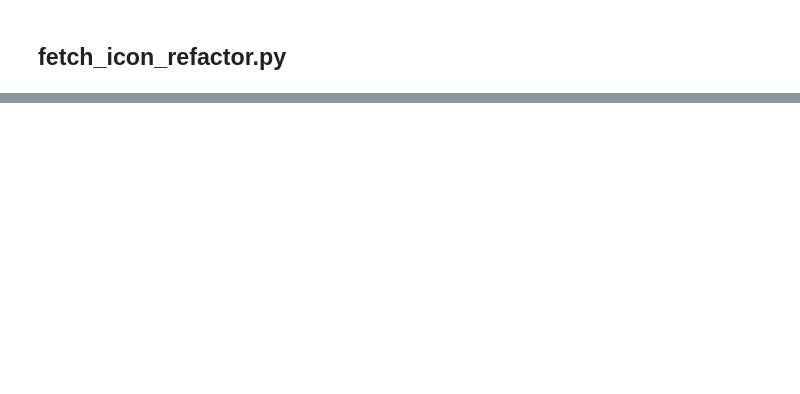
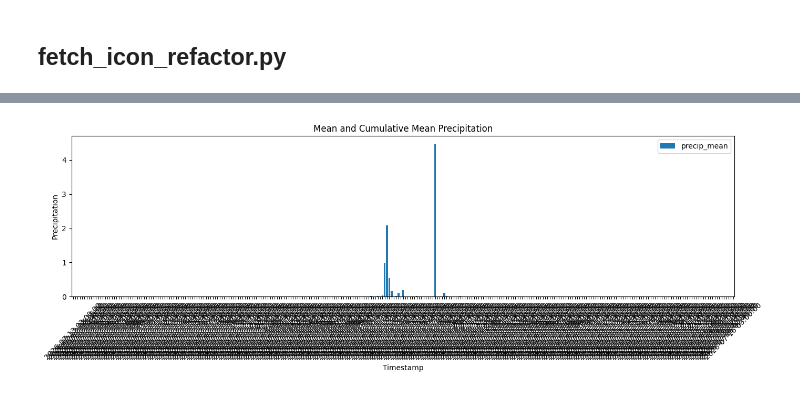
Before and after one commit to danielsehr/pred-Q-ueich, a Jupyter notebook: notebooks/refactor_icon.ipynb, the cells around one changed output, grey strips where cells are left out. Cells and saved outputs as stored; diff of their text form; code cells hidden in the pictures; blank space fills up the shorter version.

Commit message:
current progress in refactoring process_icon.py

```diff
--- a/notebooks/refactor_icon.ipynb
+++ b/notebooks/refactor_icon.ipynb
@@ -50,0 +71,4 @@ download_all_icon_file(icon_files=runs)
+# %%
+input_dir=icon_settings.decompressed_dir
+catchment_path=catchment_settings.catchment_path
+clip_crs=icon_settings.clip_crs
@@ -50,0 +154,8 @@ download_all_icon_file(icon_files=runs)
+# %%
+decompressed_dir = icon_settings.decompressed_dirs[1]
+
+df_meta = get_local_metadata(input_dir=decompressed_dir)
+latest_ts = get_latest_runtime()
+
+df_filter = filter_icon_files(df=df_meta, timestamp=latest_ts)
+df_filter
@@ -50,0 +252,8 @@ download_all_icon_file(icon_files=runs)
+# %%
+# from discharge_queich.jobs.icon.process_icon import build_precip_timeseries
+
+df = build_precip_timeseries(
+    input_dir=decompressed_dir,
+    catchment_path=catchment_settings.catchment_path,
+    clip_crs=icon_settings.clip_crs
+)
@@ -50,0 +277,18 @@ download_all_icon_file(icon_files=runs)
+# %%
+import matplotlib.pyplot as plt
+
+ax = df[["precip_mean"]].plot(
+# ax = df[["precip_cum_mean"]].plot(
+    kind="bar",
+    figsize=(14, 5),
+    width=0.8,
+)
+
+ax.set_xlabel("Timestamp")
+ax.set_ylabel("Precipitation")
+ax.set_title("Mean and Cumulative Mean Precipitation")
+plt.xticks(rotation=45)
+plt.tight_layout()
+plt.show()
+# %% [output]
+[figure, added]
```
Also changed, not shown: parts of 16 cells of this notebook.
